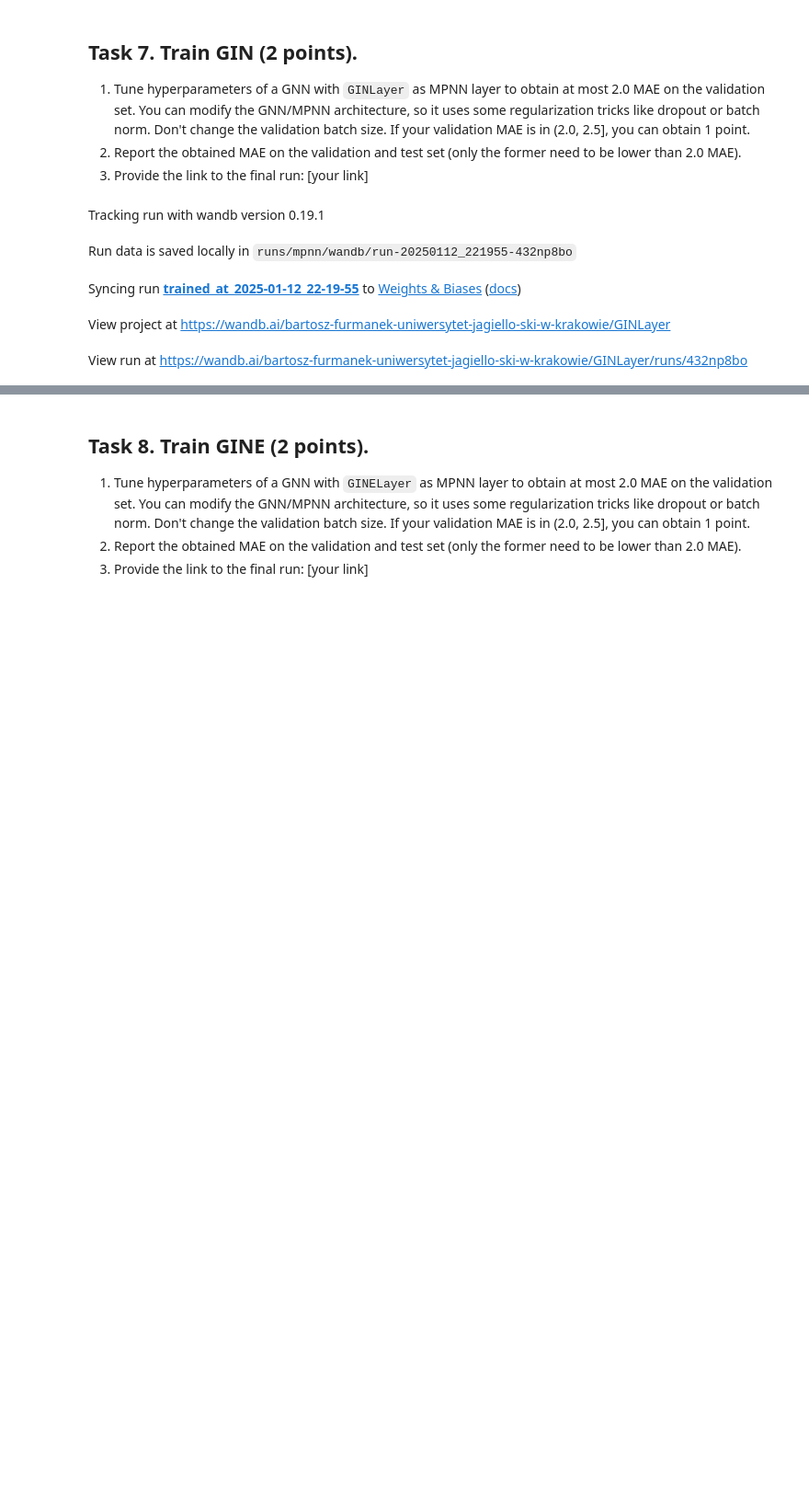
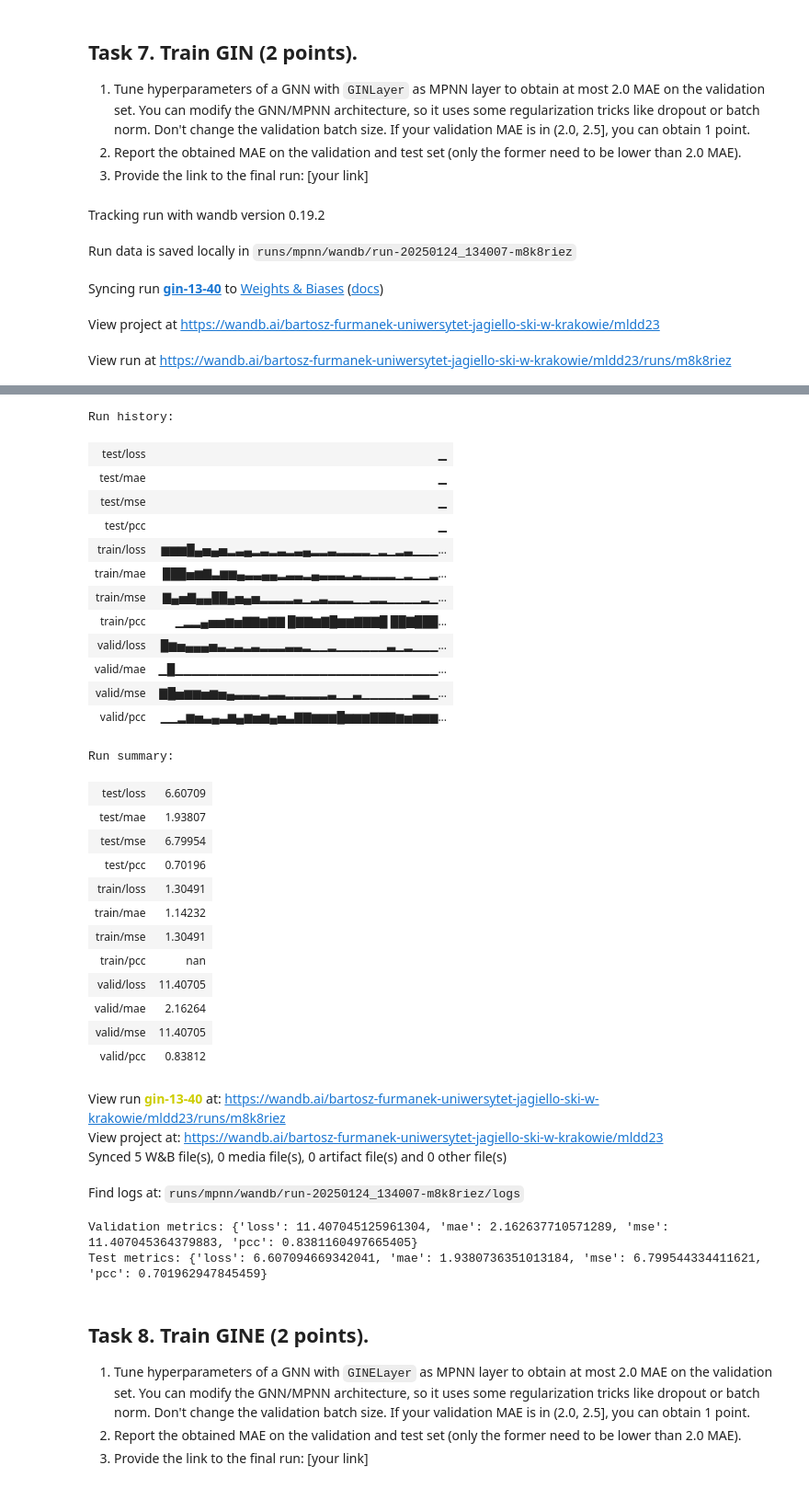
Before and after one commit to BartTheBartender/ML, a Jupyter notebook: lab/07_GNN_MPNN.ipynb, the cells around one changed output, grey strips where cells are left out. Shown: that part at 92% size. Saved outputs shown, nothing was run; the diff lists cells and outputs as text; code cells hidden in the pictures; blank space fills up the shorter version.

```diff
--- a/lab/07_GNN_MPNN.ipynb
+++ b/lab/07_GNN_MPNN.ipynb
@@ -1014,11 +1017,11 @@ trainer = Trainer(
     model=model,
     logger=WandbLogger(
         logdir="runs/mpnn",
-        project_name="GINLayer",
-        experiment_name=f"trained_at_{get_time_stamp()}",
+        project_name="mldd23",
+        experiment_name=f"gin-{get_time_stamp()}",
     ),
-    optimizer_kwargs = {"lr": 2e-4, "weight_decay": 5e-5},
-    n_epochs=200,
+    optimizer_kwargs = {"lr": 3e-4, "weight_decay": 5e-5},
+    n_epochs=100,
     device="cuda",
     valid_every_n_epochs=1,
 )
@@ -1029,8 +1032,8 @@ trainer.close()
 print(f"Validation metrics: {valid_metrics}")
 print(f"Test metrics: {test_metrics}")
 # %% [output]
-Tracking run with wandb version 0.19.1
+Tracking run with wandb version 0.19.2
-Run data is saved locally in runs/mpnn/wandb/run-20250112_221955-432np8bo
+Run data is saved locally in runs/mpnn/wandb/run-20250124_134007-m8k8riez
-Syncing run trained_at_2025-01-12_22-19-55 to Weights & Biases (docs)
+Syncing run gin-13-40 to Weights & Biases (docs)
-View project at https://wandb.ai/bartosz-furmanek-uniwersytet-jagiello-ski-w-krakowie/GINLayer
+View project at https://wandb.ai/bartosz-furmanek-uniwersytet-jagiello-ski-w-krakowie/mldd23
-View run at https://wandb.ai/bartosz-furmanek-uniwersytet-jagiello-ski-w-krakowie/GINLayer/runs/432np8bo
+View run at https://wandb.ai/bartosz-furmanek-uniwersytet-jagiello-ski-w-krakowie/mldd23/runs/m8k8riez
@@ -1037,3 +1041,35 @@ View run at https://wandb.ai/bartosz-furmanek-uniwersytet-jagiello-ski-w-krakowi
+Run history:
+| test/loss | ▁ |
+| test/mae | ▁ |
+| test/mse | ▁ |
+| test/pcc | ▁ |
+| train/loss | ▆▆▆█▄▅▄▅▂▃▄▂▃▂▃▂▃▄▂▂▃▂▂▂▂▁▂▁▂▃▁▁▁... |
+| train/mae | ███▅▆▇▃▆▆▄▃▃▄▄▂▃▃▂▄▃▃▃▂▃▂▂▂▂▁▂▁▁▂... |
+| train/mse | ▇▄▅▇▄▄██▄▅▄▅▂▂▂▂▃▁▂▃▂▂▂▁▁▂▂▁▁▁▁▂▁... |
+| train/pcc | ▁▂▂▄▅▅▆▅▇▇▆▇▇ █▇▇▆▇█▆▆▇▇▇█ ██▇███... |
+| valid/loss | █▆▅▄▄▄▅▃▂▃▂▃▂▂▂▃▃▂▁▁▂▁▁▁▁▁▁▃▁▂▁▁▁... |
+| valid/mae | ▁█▁▁▁▁▁▁▁▁▁▁▁▁▁▁▁▁▁▁▁▁▁▁▁▁▁▁▁▁▁▁▁... |
+| valid/mse | ▇█▅▆▆▅▆▅▄▃▃▃▂▃▃▂▂▂▂▂▃▁▁▃▁▁▁▁▁▁▃▃▁... |
+| valid/pcc | ▁▁▂▆▅▃▄▃▆▄▆▅▆▄▅▃▇▇▆▆▆█▆▆▆▇▇▇▆▅▆▆▆... |
+Run summary:
+| test/loss | 6.60709 |
+| test/mae | 1.93807 |
+| test/mse | 6.79954 |
+| test/pcc | 0.70196 |
+| train/loss | 1.30491 |
+| train/mae | 1.14232 |
+| train/mse | 1.30491 |
+| train/pcc | nan |
+| valid/loss | 11.40705 |
+| valid/mae | 2.16264 |
+| valid/mse | 11.40705 |
+| valid/pcc | 0.83812 |
+View run gin-13-40 at: https://wandb.ai/bartosz-furmanek-uniwersytet-jagiello-ski-w-krakowie/mldd23/runs/m8k8riez
+View project at: https://wandb.ai/bartosz-furmanek-uniwersytet-jagiello-ski-w-krakowie/mldd23
+Synced 5 W&B file(s), 0 media file(s), 0 artifact file(s) and 0 other file(s)
+Find logs at: runs/mpnn/wandb/run-20250124_134007-m8k8riez/logs
+Validation metrics: {'loss': 11.407045125961304, 'mae': 2.162637710571289, 'mse': 11.407045364379883, 'pcc': 0.8381160497665405}
+Test metrics: {'loss': 6.607094669342041, 'mae': 1.9380736351013184, 'mse': 6.799544334411621, 'pcc': 0.701962947845459}
 # %% [markdown]
 ## Task 8. Train GINE (2 points).
 1. Tune hyperparameters of a GNN with `GINELayer` as MPNN layer to obtain at most 2.0 MAE on the validation set. You can modify the GNN/MPNN architecture, so it uses some regularization tricks like dropout or batch norm. Don't change the validation batch size. If your validation MAE is in (2.0, 2.5], you can obtain 1 point.
```
Also changed, not shown: parts of 7 cells of this notebook.
